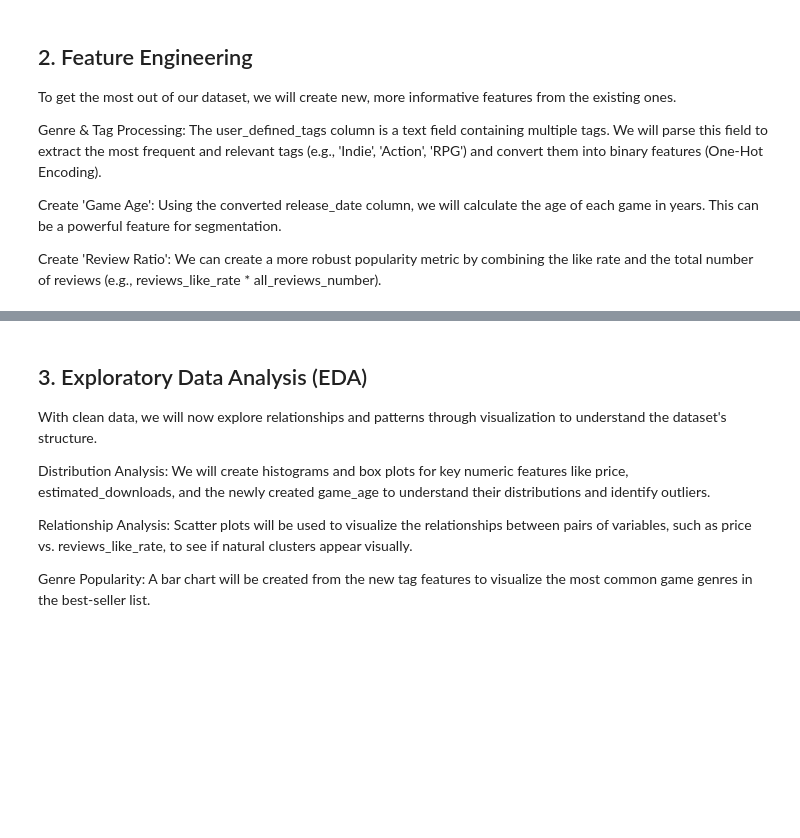
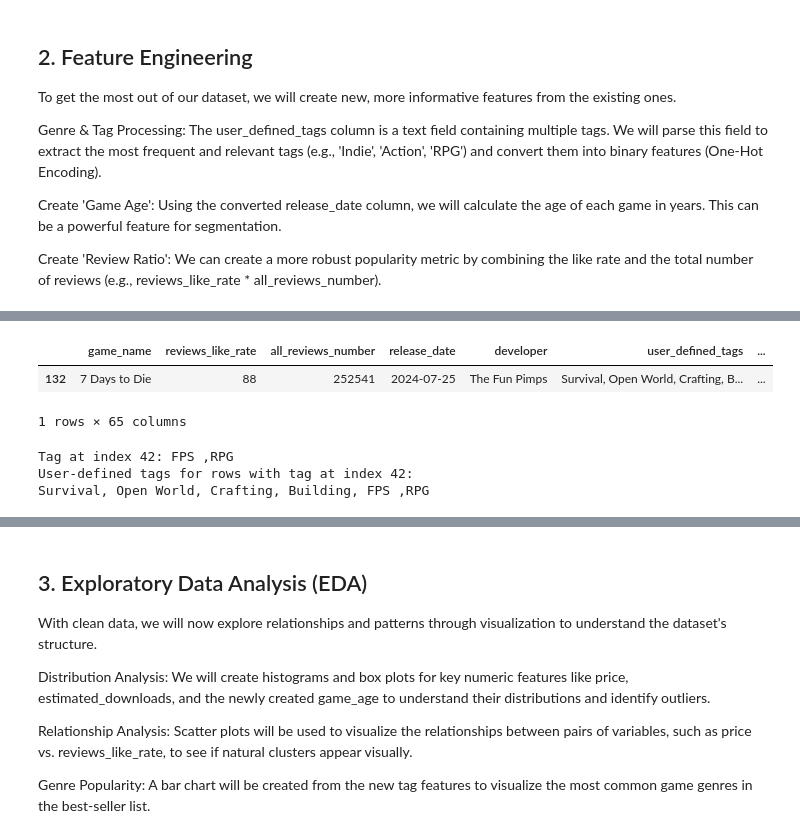
Before and after one commit to nuwanwixx/MDSAI25_ADM_MiniProject, a Jupyter notebook: besSelling_steam_games_analysis.ipynb, the cells around one changed output, grey strips where cells are left out. Saved outputs shown, nothing was run; the diff lists cells and outputs as text; code cells hidden in the pictures; blank space fills up the shorter version.

```diff
--- a/besSelling_steam_games_analysis.ipynb
+++ b/besSelling_steam_games_analysis.ipynb
@@ -274,0 +277,25 @@ print(top_tags)
+# %%
+# make a copy of the original DataFrame to avoid modifying it directly
+df_copy = df.copy()
+
+# Get the tag_name at index 42
+tag_name_42 = tag_freq_df.iloc[42]['tag_name']
+
+# Find rows in the original df where user_defined_tags contains this tag
+rows_with_tag_42 = df[df['user_defined_tags'].str.contains(tag_name_42, na=False)]
+
+display(rows_with_tag_42)
+
+print(f"Tag at index 42: {tag_name_42}")
+
+# rows_with_tag_42. user_defined_tags full value as string
+print("User-defined tags for rows with tag at index 42:")
+for tags in rows_with_tag_42['user_defined_tags']:
+    print(tags)
+# %% [output]
+|  | game_name | reviews_like_rate | all_reviews_number | release_date | developer | user_defined_tags | ... |
+| 132 | 7 Days to Die | 88 | 252541 | 2024-07-25 | The Fun Pimps | Survival, Open World, Crafting, B... | ... |
+1 rows × 65 columns
+Tag at index 42: FPS ,RPG
+User-defined tags for rows with tag at index 42:
+Survival, Open World, Crafting, Building, FPS ,RPG
```
Also changed, not shown: parts of 22 cells of this notebook.
